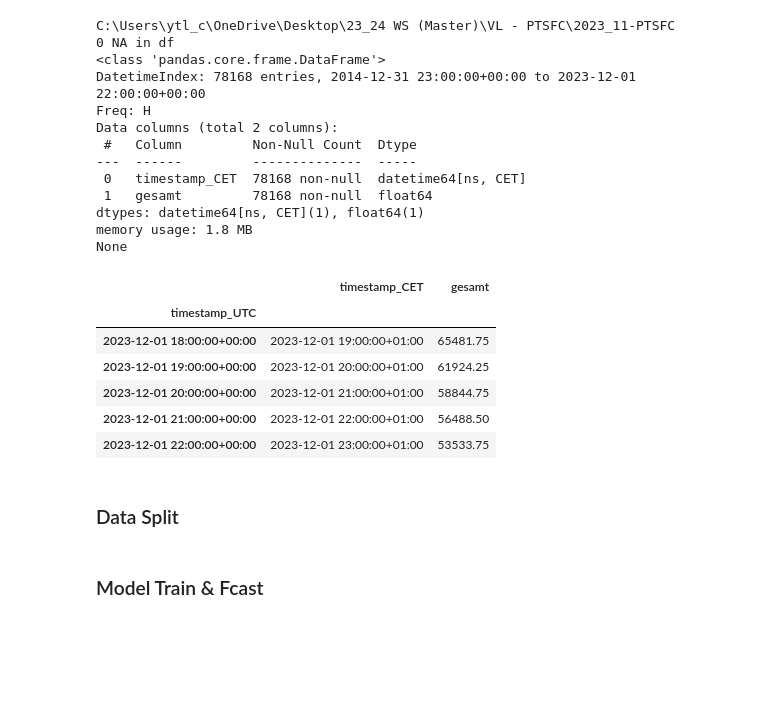
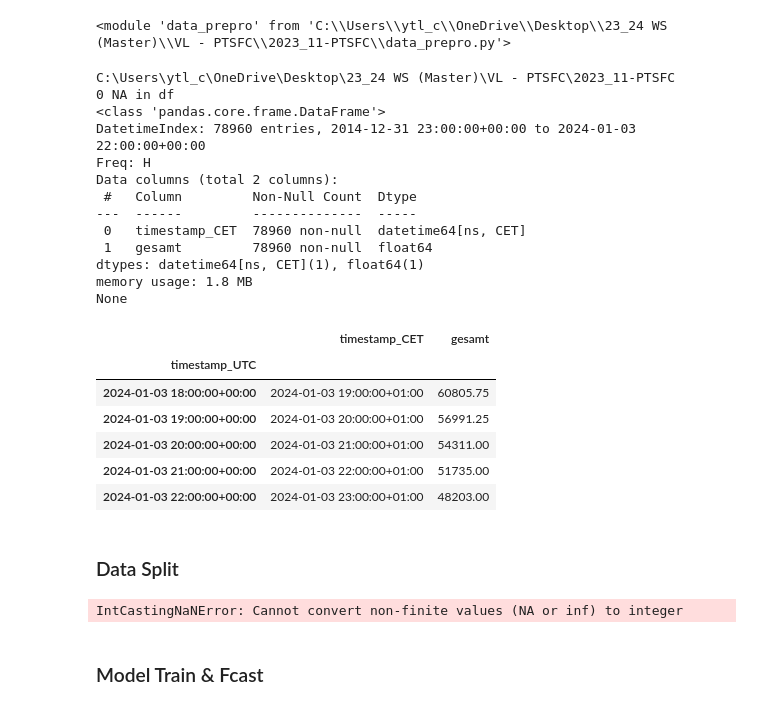
Before and after one commit to hikotei/2023_11-PTSFC, a Jupyter notebook: Energy/2023_12_26 quantile fcast.ipynb, the cells around one changed output. Saved outputs shown, nothing was run; the diff lists cells and outputs as text; code cells hidden in the pictures; blank space fills up the shorter version.

```diff
--- a/Energy/2023_12_26 quantile fcast.ipynb
+++ b/Energy/2023_12_26 quantile fcast.ipynb
@@ -25,28 +23,33 @@ from data_prepro import get_energy_data_today, create_dummy_df, create_features_
+# %%
+from importlib import reload
+reload(data_prepro)
+# %% [output]
+<module 'data_prepro' from 'C:\\Users\\ytl_c\\OneDrive\\Desktop\\23_24 WS (Master)\\VL - PTSFC\\2023_11-PTSFC\\data_prepro.py'>
 # %%
-df_energy = get_energy_data_today(to_date="20231201")
+df_energy = data_prepro.get_energy_data_today(to_date="20240103")
 print(df_energy.info())
 df_energy.tail(5)
 # %% [output]
 C:\Users\ytl_c\OneDrive\Desktop\23_24 WS (Master)\VL - PTSFC\2023_11-PTSFC
 0 NA in df
 <class 'pandas.core.frame.DataFrame'>
-DatetimeIndex: 78168 entries, 2014-12-31 23:00:00+00:00 to 2023-12-01 22:00:00+00:00
+DatetimeIndex: 78960 entries, 2014-12-31 23:00:00+00:00 to 2024-01-03 22:00:00+00:00
 Freq: H
 Data columns (total 2 columns):
  #   Column         Non-Null Count  Dtype
 ---  ------         --------------  -----
- 0   timestamp_CET  78168 non-null  datetime64[ns, CET]
- 1   gesamt         78168 non-null  float64
+ 0   timestamp_CET  78960 non-null  datetime64[ns, CET]
+ 1   gesamt         78960 non-null  float64
 dtypes: datetime64[ns, CET](1), float64(1)
 memory usage: 1.8 MB
 None
 |  | timestamp_CET | gesamt |
 | timestamp_UTC |  |  |
-| 2023-12-01 18:00:00+00:00 | 2023-12-01 19:00:00+01:00 | 65481.75 |
-| 2023-12-01 19:00:00+00:00 | 2023-12-01 20:00:00+01:00 | 61924.25 |
-| 2023-12-01 20:00:00+00:00 | 2023-12-01 21:00:00+01:00 | 58844.75 |
-| 2023-12-01 21:00:00+00:00 | 2023-12-01 22:00:00+01:00 | 56488.50 |
-| 2023-12-01 22:00:00+00:00 | 2023-12-01 23:00:00+01:00 | 53533.75 |
+| 2024-01-03 18:00:00+00:00 | 2024-01-03 19:00:00+01:00 | 60805.75 |
+| 2024-01-03 19:00:00+00:00 | 2024-01-03 20:00:00+01:00 | 56991.25 |
+| 2024-01-03 20:00:00+00:00 | 2024-01-03 21:00:00+01:00 | 54311.00 |
+| 2024-01-03 21:00:00+00:00 | 2024-01-03 22:00:00+01:00 | 51735.00 |
+| 2024-01-03 22:00:00+00:00 | 2024-01-03 23:00:00+01:00 | 48203.00 |
 # %%
 import os as os
 os.environ["LOKY_MAX_CPU_COUNT"] = "1"  # Replace "4" with the desired number of cores
@@ -55,13 +58,13 @@ quantiles_arr = [0.025, 0.25, 0.5, 0.75, 0.975]
 # %% [markdown]
 ### Data Split
 # %%
-df_energy_dummy = create_dummy_df(df_energy, hour_method='seasonal', holiday_method='separate')
-df_energy_fturs = create_features_df(df_energy, holiday_method='separate', lags=[24, 7*24])
+df_energy_dummy = data_prepro.create_dummy_df(df_energy, hour_method='seasonal', holiday_method='separate')
+df_energy_fturs = data_prepro.create_features_df(df_energy, holiday_method='separate', lags=[24, 7*24])
 
 # = = = = = = = = = = = = = = = = = = = = = = = = = = = = = = = =
 # take smaller dataset
-start   = '2016-01-01'
-end     = '2023-01-01'
+start   = '2020-01-01'
+end     = '2024-01-01'
 df_energy_dummy_small = df_energy_dummy.loc[(df_energy_dummy['timestamp_CET'] > start) &
                                             (df_energy_dummy['timestamp_CET'] <= end)]
 df_energy_fturs_small = df_energy_fturs.loc[(df_energy_fturs['timestamp_CET'] > start) &
@@ -90,6 +93,8 @@ for train_index, test_index in tscv.split(X):
     y_train_dummy, y_test_dummy = y.iloc[train_index], y.iloc[test_index]
 
 # [TODO] cross validation
+# %% [output]
+IntCastingNaNError: Cannot convert non-finite values (NA or inf) to integer
 # %%
 # start_date = '2021-12-23'
 # end_date = '2021-12-28'
```
Also changed, not shown: parts of 13 cells of this notebook, 8 other files.
